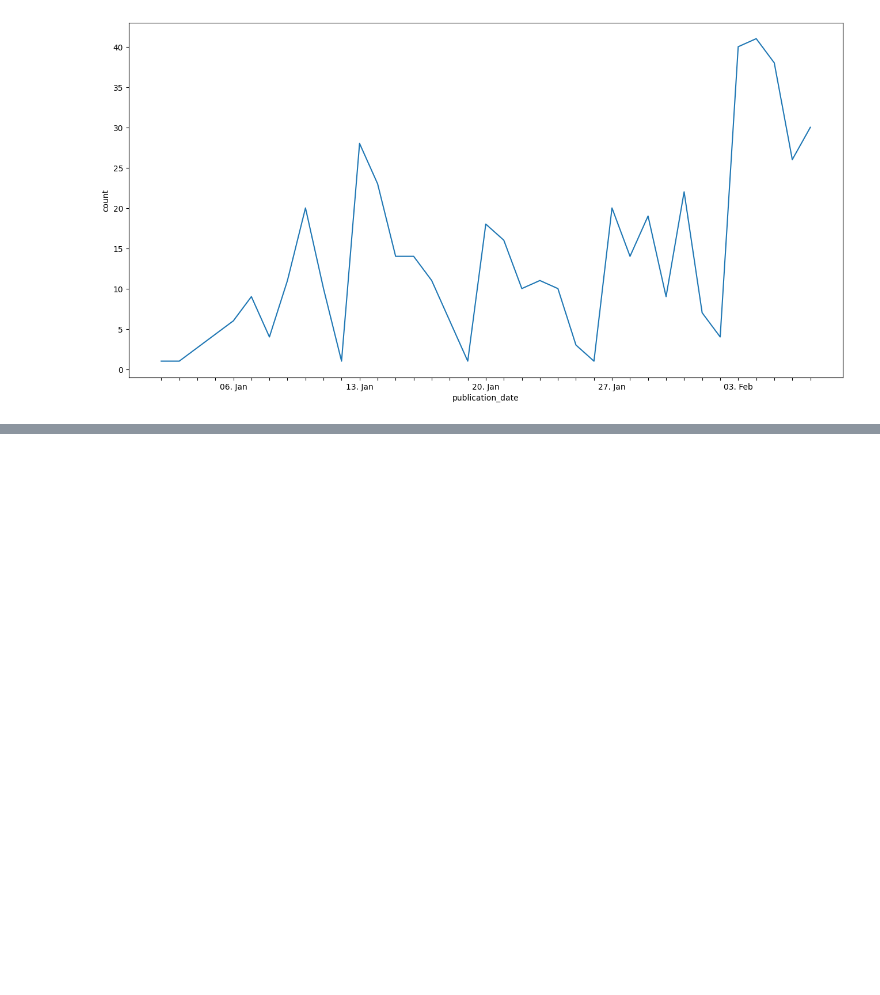
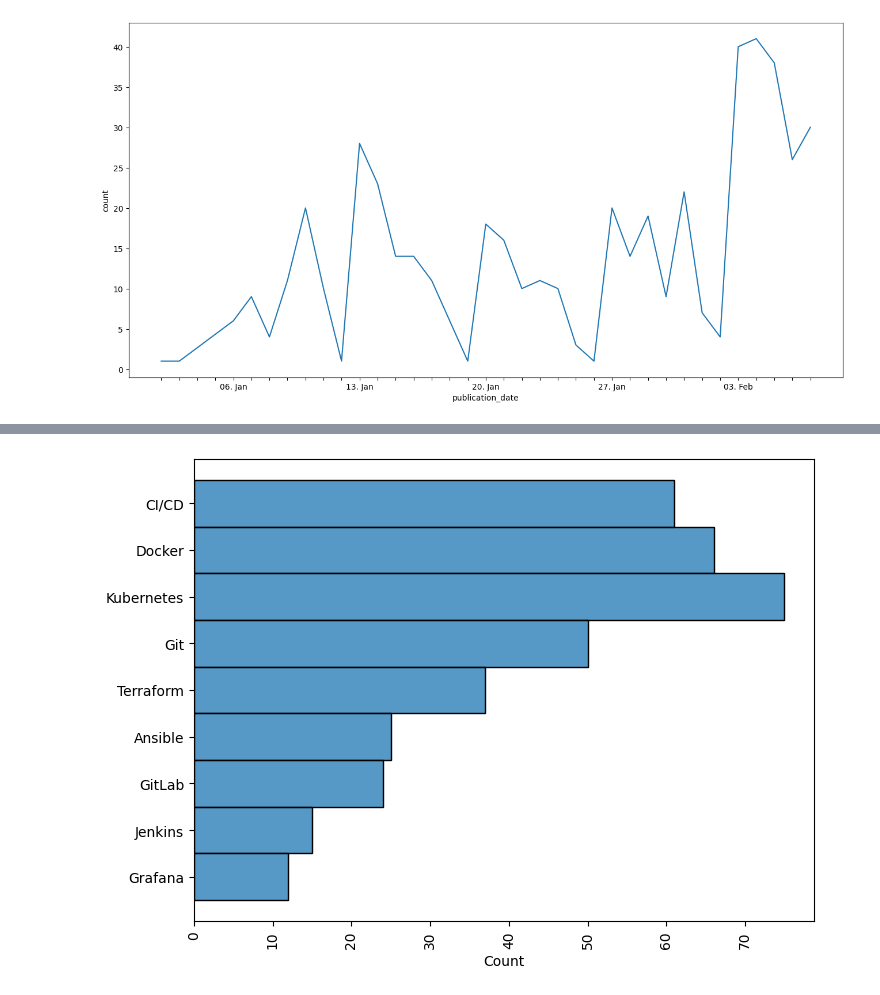
Before and after one commit to TomWartm/ITJobsCH, a Jupyter notebook: src/analysis.ipynb, the cells around one changed output, grey strips where cells are left out. Saved outputs shown, nothing was run; the diff lists cells and outputs as text; code cells hidden in the pictures; blank space fills up the shorter version.

```diff
--- a/src/analysis.ipynb
+++ b/src/analysis.ipynb
@@ -203,0 +217,9 @@ df_small
+# %%
+## Skills
+flat_list = [item for sublist in df_small["tools"] for item in sublist]
+plt.figure(figsize=(8, 6))
+sns.histplot(y = flat_list, kde=False, bins=10)
+plt.xticks(rotation=90)
+plt.show()
+# %% [output]
+[figure, added]
```
Also changed, not shown: parts of 10 cells of this notebook, 7 other files.
